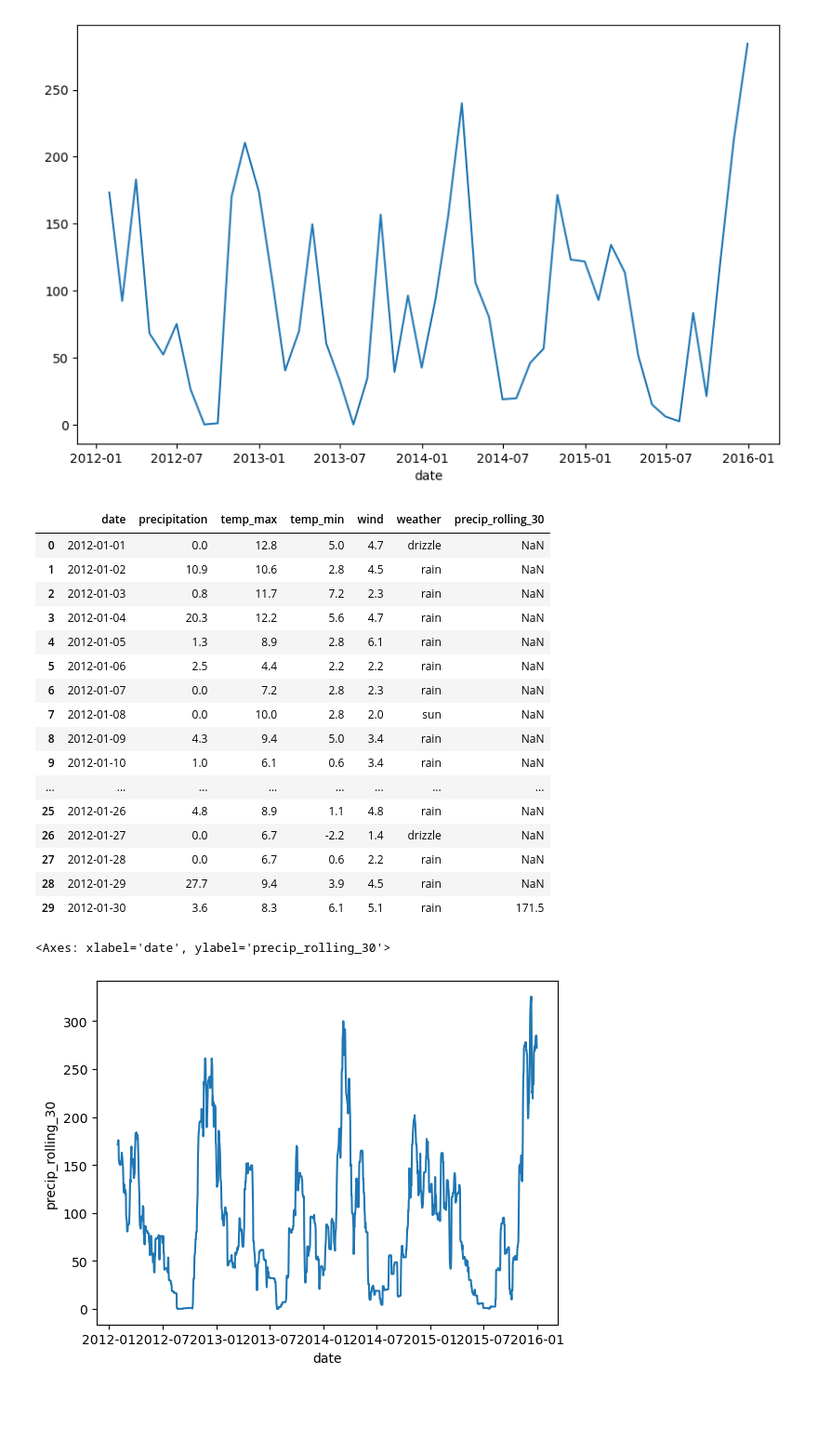
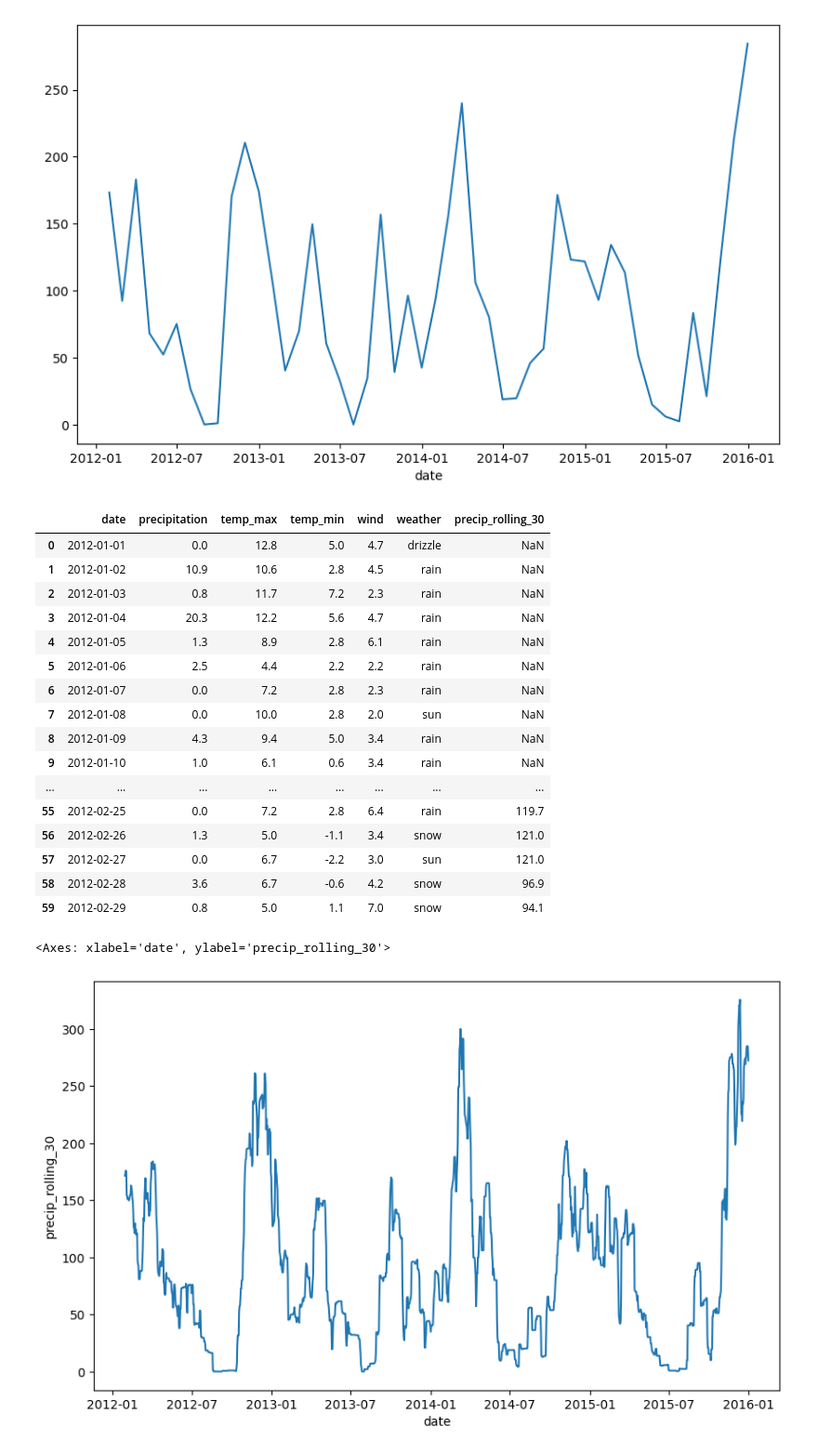
Before and after one commit to stringfestdata/oreilly-shortcuts-pandas-data-analysis, a Jupyter notebook: 11-time-series/times-series-finish.ipynb, the cells around one changed output. Shown at 93% size. Cells and saved outputs as stored; diff of their text form; code cells hidden in the pictures; blank space fills up the shorter version.

```diff
--- a/11-time-series/time-series-helper.ipynb
+++ b/11-time-series/times-series-finish.ipynb
@@ -50,7 +50,7 @@ sns.lineplot(x=monthly_precip.index, y=monthly_precip.values)
 [figure]
 # %%
 seattle['precip_rolling_30'] = seattle['precipitation'].rolling(30).sum()
-seattle.head(30)
+seattle.head(60)
 # %% [output]
 |  | date | precipitation | temp_max | temp_min | wind | weather | precip_rolling_30 |
 | 0 | 2012-01-01 | 0.0 | 12.8 | 5.0 | 4.7 | drizzle | NaN |
@@ -64,16 +64,17 @@ seattle.head(30)
 | 8 | 2012-01-09 | 4.3 | 9.4 | 5.0 | 3.4 | rain | NaN |
 | 9 | 2012-01-10 | 1.0 | 6.1 | 0.6 | 3.4 | rain | NaN |
 | ... | ... | ... | ... | ... | ... | ... | ... |
-| 25 | 2012-01-26 | 4.8 | 8.9 | 1.1 | 4.8 | rain | NaN |
-| 26 | 2012-01-27 | 0.0 | 6.7 | -2.2 | 1.4 | drizzle | NaN |
-| 27 | 2012-01-28 | 0.0 | 6.7 | 0.6 | 2.2 | rain | NaN |
-| 28 | 2012-01-29 | 27.7 | 9.4 | 3.9 | 4.5 | rain | NaN |
-| 29 | 2012-01-30 | 3.6 | 8.3 | 6.1 | 5.1 | rain | 171.5 |
+| 55 | 2012-02-25 | 0.0 | 7.2 | 2.8 | 6.4 | rain | 119.7 |
+| 56 | 2012-02-26 | 1.3 | 5.0 | -1.1 | 3.4 | snow | 121.0 |
+| 57 | 2012-02-27 | 0.0 | 6.7 | -2.2 | 3.0 | sun | 121.0 |
+| 58 | 2012-02-28 | 3.6 | 6.7 | -0.6 | 4.2 | snow | 96.9 |
+| 59 | 2012-02-29 | 0.8 | 5.0 | 1.1 | 7.0 | snow | 94.1 |
 # %%
+plt.figure(figsize=(10, 6))
 sns.lineplot(data=seattle, x='date', y='precip_rolling_30')
 # %% [output]
 <Axes: xlabel='date', ylabel='precip_rolling_30'>
-[figure, old version]
+[figure, new version]
 # %%
 seattle['precip_lead'] = seattle['precipitation'].shift(-1)
 seattle['precip_lag'] = seattle['precipitation'].shift(1)
```
Also changed, not shown: parts of 4 cells of this notebook, 15 other files.
